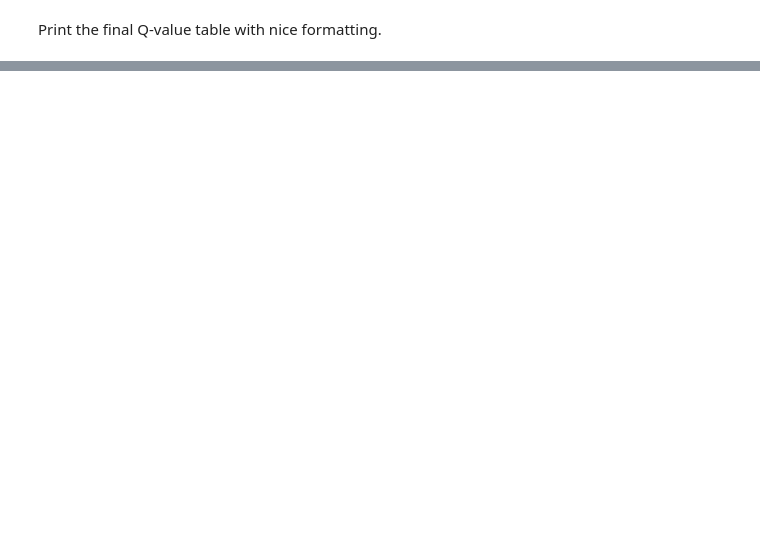
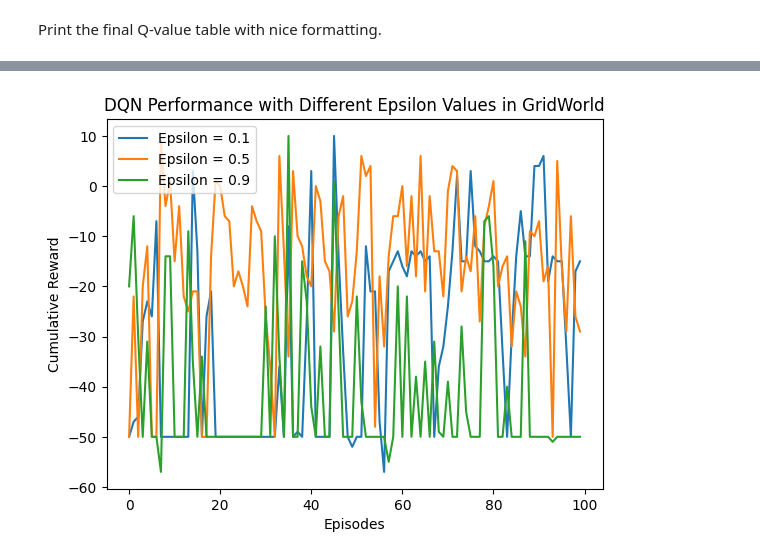
Before and after one commit to IT21034268/deep-learning-lab-repository, a Jupyter notebook: it21034268_lab_08_01.ipynb, the cells around one changed output, grey strips where cells are left out. Saved outputs shown, nothing was run; the diff lists cells and outputs as text; code cells hidden in the pictures; blank space fills up the shorter version.

```diff
--- a/it21034268_lab_08_01.ipynb
+++ b/it21034268_lab_08_01.ipynb
@@ -344,0 +418,30 @@ Execution time for one episode: 0.0009 seconds
+# %%
+# Define a function to run experiments with different epsilon values
+def run_experiments(epsilon_values, trials=100):
+    results = {}
+
+    for epsilon in epsilon_values:
+        environment = GridWorld()
+        input_dim = 2  # For the state representation (x, y)
+        output_dim = 4  # Number of actions (UP, DOWN, LEFT, RIGHT)
+        agent = DQNAgent(input_dim, output_dim, epsilon=epsilon)
+        rewards = play_dqn(environment, agent, trials)
+        results[epsilon] = rewards
+
+    return results
+# %%
+# Testing different epsilon values
+epsilon_values = [0.1, 0.5, 0.9]
+results = run_experiments(epsilon_values)
+# %%
+# Plotting the results
+for epsilon, rewards in results.items():
+    plt.plot(rewards, label=f'Epsilon = {epsilon}')
+
+plt.xlabel('Episodes')
+plt.ylabel('Cumulative Reward')
+plt.title('DQN Performance with Different Epsilon Values in GridWorld')
+plt.legend()
+plt.show()
+# %% [output]
+[figure, added]
```
Also changed, not shown: parts of 6 cells of this notebook, 2 other files.
